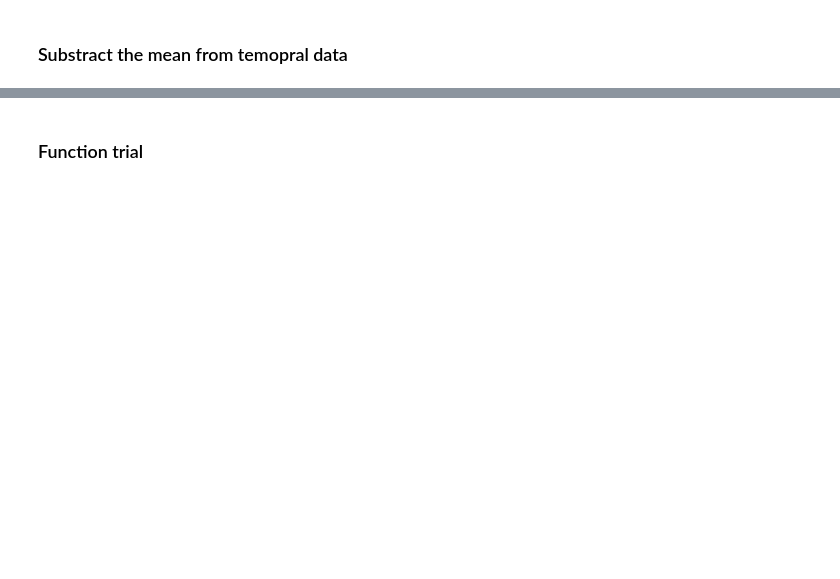
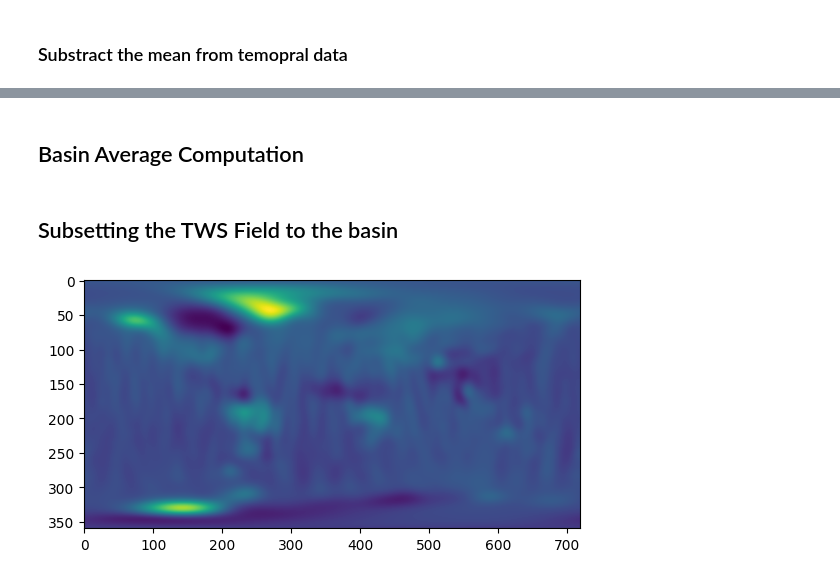
Before and after one commit to GESS-research-group/pyshbundle, a Jupyter notebook: notebooks/TWS_time_series.ipynb, the cells around one changed output, grey strips where cells are left out. Drawn from its saved outputs; the diff is of its cells as text; code cells hidden in the pictures; blank space fills up the shorter version.

```diff
--- a/notebooks/TWS_time_series.ipynb
+++ b/notebooks/TWS_time_series.ipynb
@@ -38,10 +41,10 @@ def last_4chars(x):
         #print(x[-39:-32])
         return(x[-11:-4])
 # %%
-tn14_path_itsg = 'D:\\open_source\\pyshbundle\pyshbundle\\data\\ITSG_TN_files\\TN-14_C30_C20_SLR_GSFC.txt'
-tn_13_path_itsg = 'D:\\open_source\\pyshbundle\\pyshbundle\\data\\ITSG_TN_files\\TN-13_GEOC_CSR_RL06.1.txt'
-itsg_folder = 'D:\\open_source\\pyshbundle\\sample_input_data\\ITSG_input'
-itsg_file = 'D:\\open_source\\pyshbundle\\sample_input_data\\ITSG_input\\ITSG-Grace2018_n96_2011-05.gfc'
+tn14_path_itsg = '/media/abhishek/DATA/trial/my_fork/pyshbundle/pyshbundle/data/ITSG_TN_files/TN-14_C30_C20_SLR_GSFC.txt'
+tn_13_path_itsg = '/media/abhishek/DATA/trial/my_fork/pyshbundle/pyshbundle/data/ITSG_TN_files/TN-13_GEOC_CSR_RL06.1.txt'
+itsg_folder = '/media/abhishek/DATA/trial/my_fork/pyshbundle/sample_input_data/ITSG_input'
+itsg_file = '/media/abhishek/DATA/trial/my_fork/pyshbundle/sample_input_data/ITSG_input/ITSG-Grace2018_n96_2004-03.gfc'
 # %%
 # load all the itsg files
 files = os.listdir(itsg_folder)
@@ -50,7 +53,7 @@ files = sorted(files, key = last_4chars)
 data_itsg_mat = np.ndarray((len(files), 4753, 6))
 dates_itsg = []
 for i in trange(len(files)):
-    file_path = itsg_folder + '\\' + files[i]
+    file_path = itsg_folder + '/' + files[i]
     header = read_itsg(file_path)[0]
     data_itsg_mat[i, :, :] = read_itsg(file_path)[1]
     dates_itsg.append(read_itsg(file_path)[2])
@@ -289,10 +202,4 @@ scmat_deck_itsg = np.ndarray((len(files), 97, 193))
 for i in trange(196):
     if i not in unreplaced_idx:
         scmat_deck_itsg[i, :, :] = clm2sc_new(replaced_data_mat_itsg[i, :, :], lmax=96)
-# %%
-scmat_deck_itsg = np.ndarray((len(files), 97, 193))
-
-for i in trange(196):
-    if i not in unreplaced_idx:
-        scmat_deck_itsg[i, :, :] = clm2sc_new(data_itsg_mat[i], lmax=96)
 # %% [markdown]
@@ -342,2 +218,0 @@ def apply_gaussian(sc_coeff, gaussian_coeff, lmax):
-# %% [markdown]
-### Function trial
@@ -349,0 +219,2 @@ for i in trange(196):
+# %% [markdown]
+## Basin Average Computation
@@ -349,0 +234,12 @@ for i in trange(196):
+# %% [markdown]
+## Subsetting the TWS Field to the basin
+# %%
+lmax = 96
+gs = 0.5
+half_rad_gf = 500
+no_of_files = 196
+
+tws_fields_itsg = pyshbundle.tws_cal.tws_cal(sub_mat_itsg,lmax,gs,half_rad_gf,no_of_files)
+#tws_fields_istg = np.float32(tws_fields_itsg)
+# %% [output]
+[figure, added]
```
Also changed, not shown: parts of 26 cells of this notebook, 3 other files.
